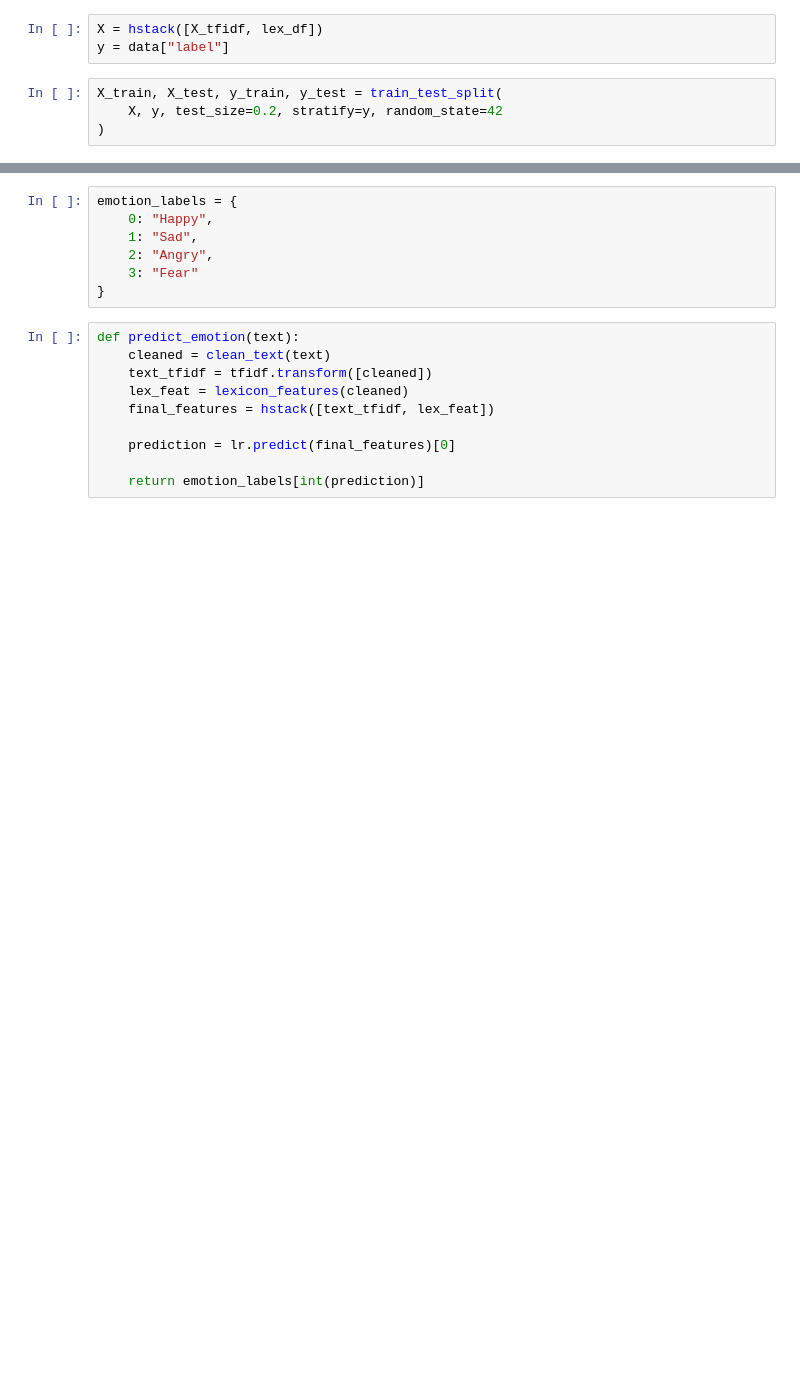
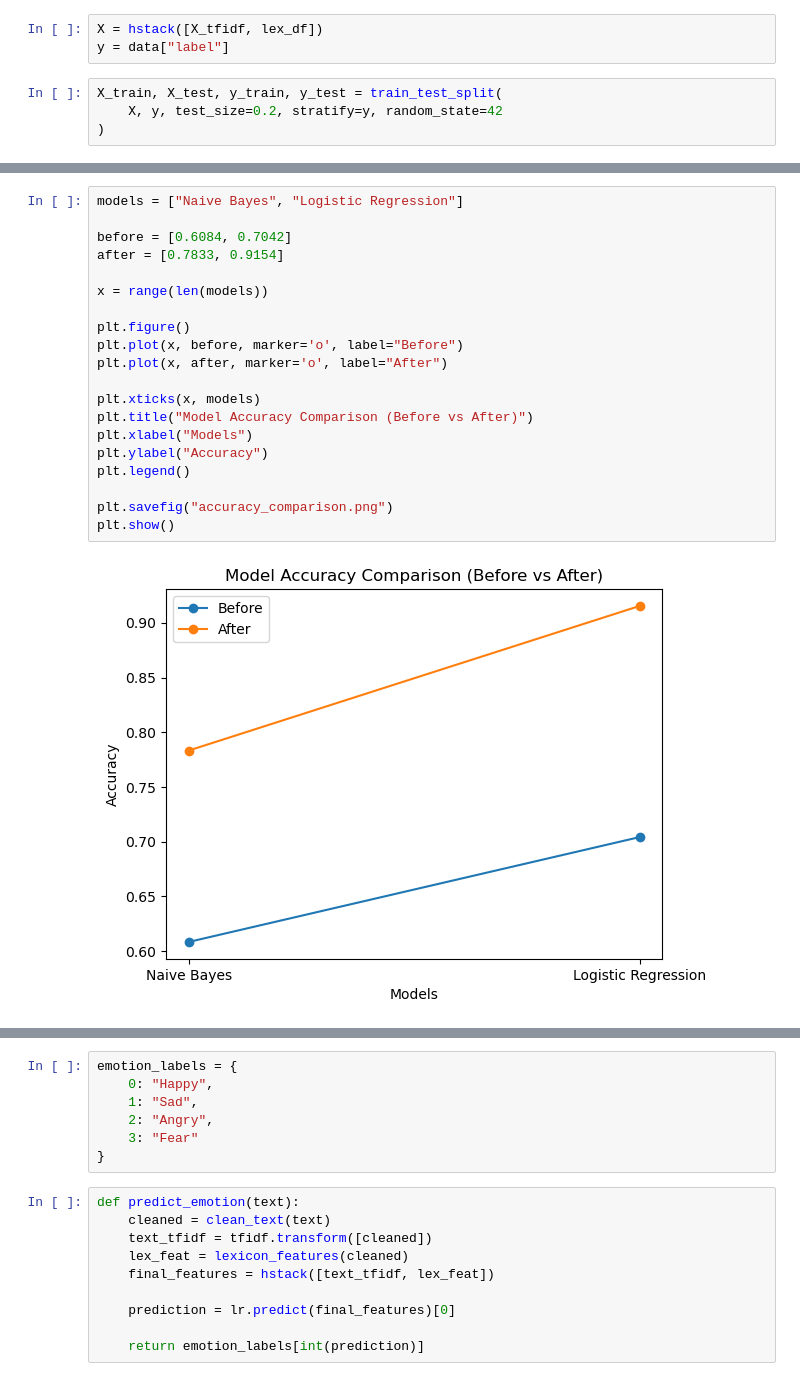
Before and after one commit to araly-akanksha/Emotion-Classification-from-Text-using-Classical-Machine-Learning, a Jupyter notebook: train_model.ipynb, the cells around one changed output, grey strips where cells are left out. Cells and saved outputs as stored; diff of their text form; blank space fills up the shorter version.

```diff
--- a/train_model.ipynb
+++ b/train_model.ipynb
@@ -131 +131,23 @@ weighted avg       0.70      0.70      0.70       355
+# %%
+models = ["Naive Bayes", "Logistic Regression"]
+
+before = [0.6084, 0.7042]
+after = [0.7833, 0.9154]
+
+x = range(len(models))
+
+plt.figure()
+plt.plot(x, before, marker='o', label="Before")
+plt.plot(x, after, marker='o', label="After")
+
+plt.xticks(x, models)
+plt.title("Model Accuracy Comparison (Before vs After)")
+plt.xlabel("Models")
+plt.ylabel("Accuracy")
+plt.legend()
+
+plt.savefig("accuracy_comparison.png")
+plt.show()
+# %% [output]
+[figure, added]
 # %%
```
Also changed, not shown: parts of 5 cells of this notebook.
